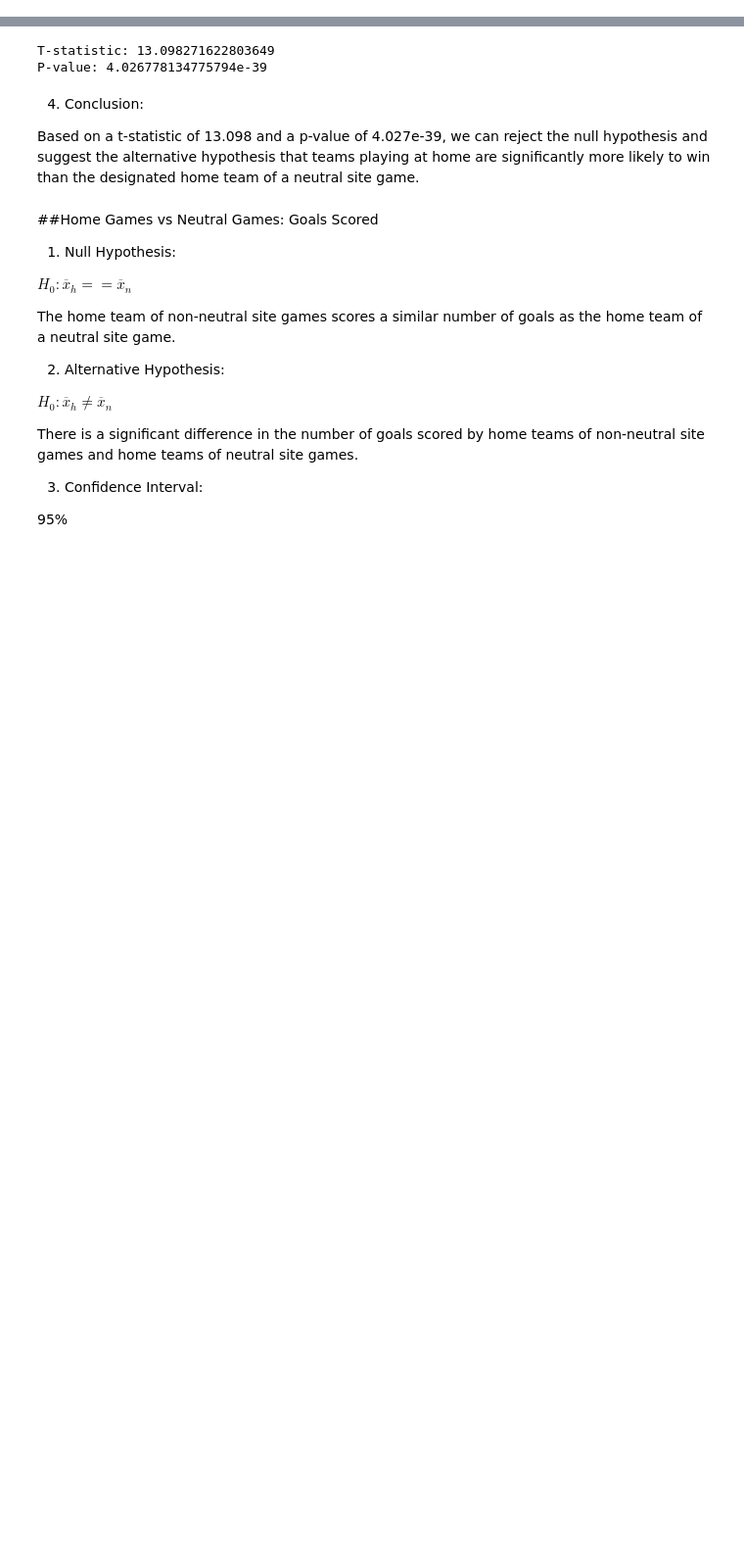
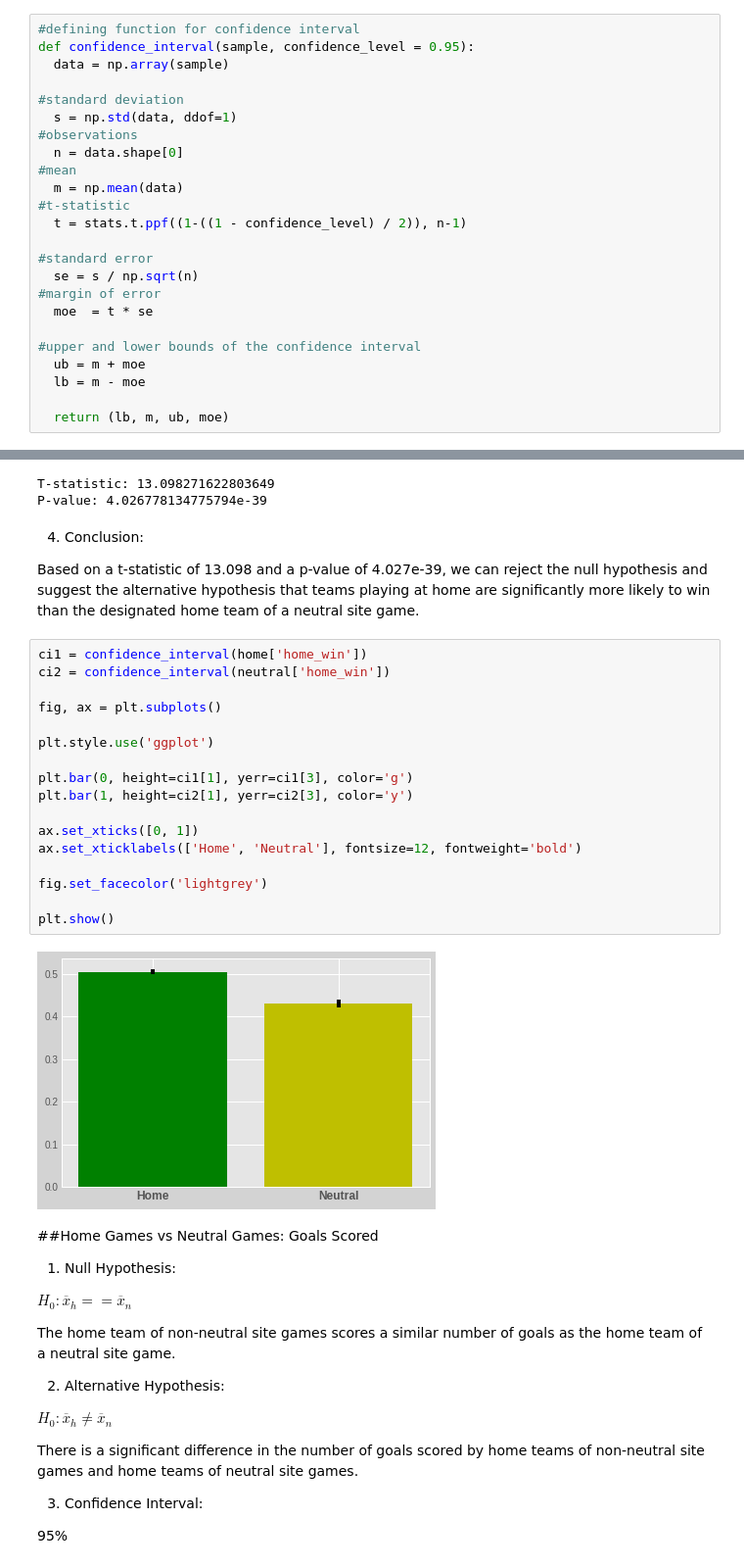
Before and after one commit to Tristan-Brown1096/DS18_Unit_1_Build_Week_Project, a Jupyter notebook: unit_1_build_week_project.ipynb, the cells around one changed output, grey strips where cells are left out. Shown at 98% size. Saved outputs shown, nothing was run; the diff lists cells and outputs as text; blank space fills up the shorter version.

Commit message:
Updated graphics and created new ones

```diff
--- a/unit_1_build_week_project.ipynb
+++ b/unit_1_build_week_project.ipynb
@@ -143,6 +143,30 @@ competitive.head()
 | 31 | 1884-02-23 | Northern Ireland | England | 1 | 8 | British Championship | Belfast | Republic of Ireland | False | ... |
 | 32 | 1884-03-15 | Scotland | England | 1 | 0 | British Championship | Glasgow | Scotland | False | ... |
 | 33 | 1884-03-17 | Wales | England | 0 | 4 | British Championship | Wrexham | Wales | False | ... |
+# %%
+#defining function for confidence interval
+def confidence_interval(sample, confidence_level = 0.95):
+  data = np.array(sample)
+
+#standard deviation
+  s = np.std(data, ddof=1)
+#observations
+  n = data.shape[0]
+#mean
+  m = np.mean(data)
+#t-statistic
+  t = stats.t.ppf((1-((1 - confidence_level) / 2)), n-1)
+
+#standard error
+  se = s / np.sqrt(n)
+#margin of error
+  moe  = t * se
+
+#upper and lower bounds of the confidence interval
+  ub = m + moe
+  lb = m - moe
+
+  return (lb, m, ub, moe)
 # %% [markdown]
 ##Home Games vs Neutral Games: Win Rate
 1) Null Hypothesis:
@@ -171,6 +195,25 @@ P-value: 4.026778134775794e-39
 4) Conclusion:
 
 Based on a t-statistic of 13.098 and a p-value of 4.027e-39, we can reject the null hypothesis and suggest the alternative hypothesis that teams playing at home are significantly more likely to win than the designated home team of a neutral site game.
+# %%
+ci1 = confidence_interval(home['home_win'])
+ci2 = confidence_interval(neutral['home_win'])
+
+fig, ax = plt.subplots()
+
+plt.style.use('ggplot')
+
+plt.bar(0, height=ci1[1], yerr=ci1[3], color='g')
+plt.bar(1, height=ci2[1], yerr=ci2[3], color='y')
+
+ax.set_xticks([0, 1])
+ax.set_xticklabels(['Home', 'Neutral'], fontsize=12, fontweight='bold')
+
+fig.set_facecolor('lightgrey')
+
+plt.show()
+# %% [output]
+[figure, added]
 # %% [markdown]
 ##Home Games vs Neutral Games: Goals Scored
 1) Null Hypothesis:
```
Also changed, not shown: parts of 2 cells of this notebook.
